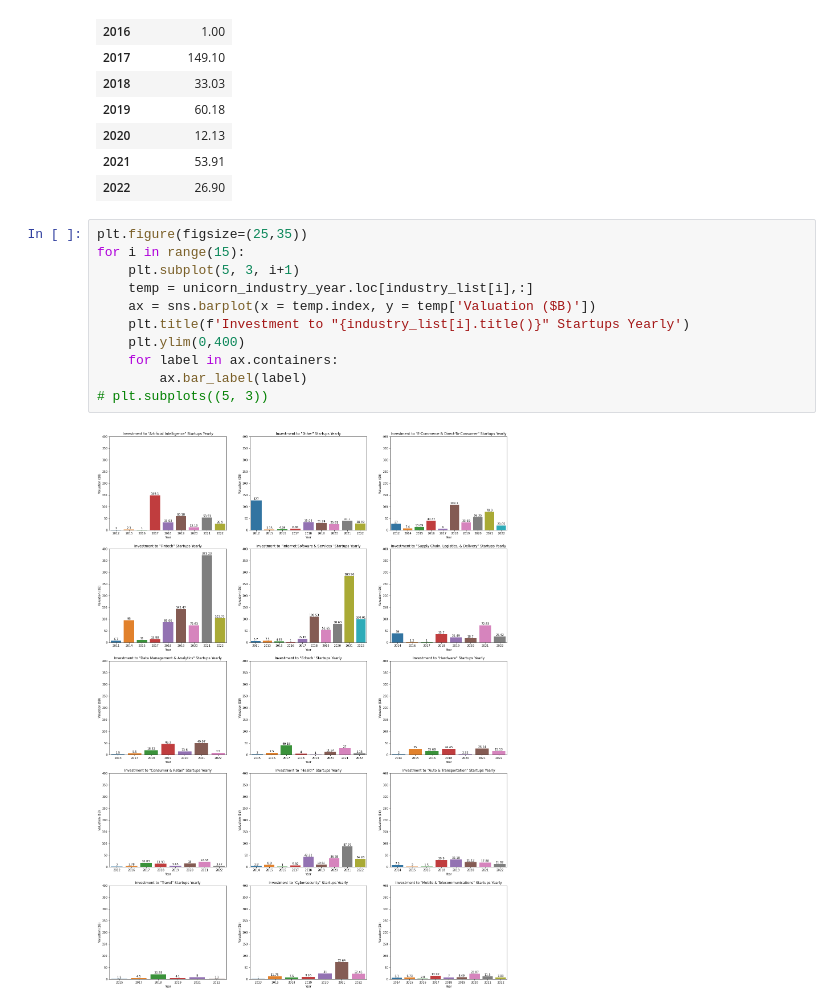
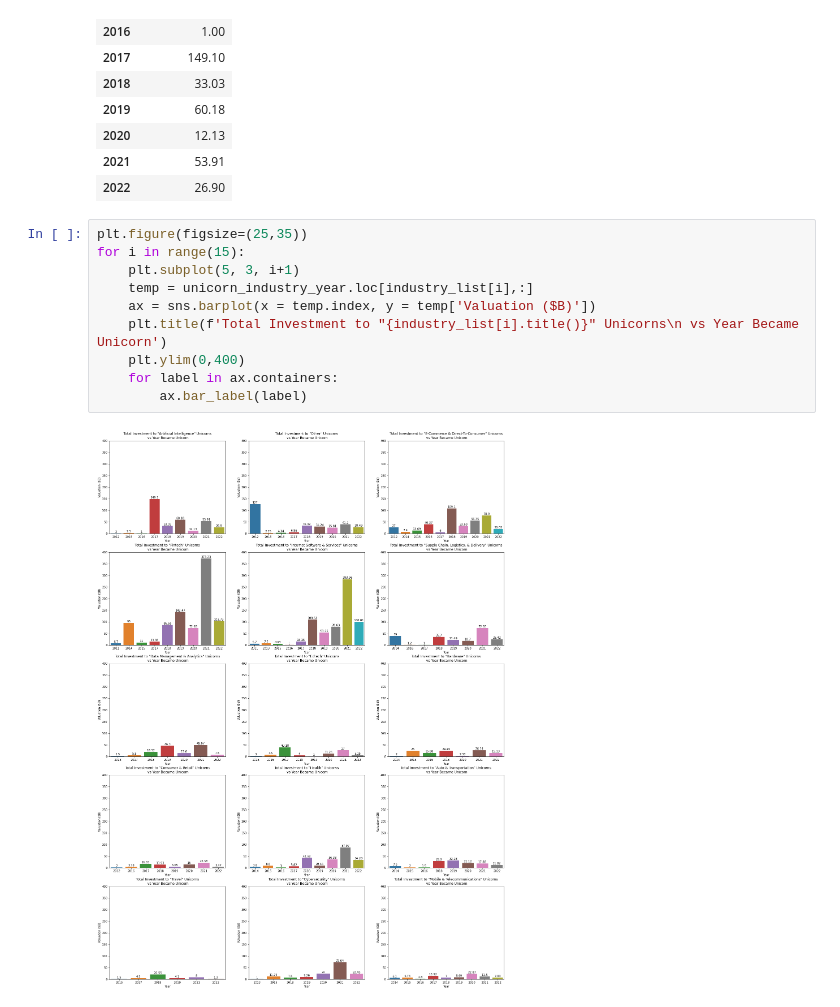
Before and after one commit to mstft/Entrepreneurship_Data_Analysis, a Jupyter notebook: Unicorns_Statistics.ipynb, the cells around one changed output. Saved outputs shown, nothing was run; the diff lists cells and outputs as text.

```diff
--- a/Unicorns_Statistics.ipynb
+++ b/Unicorns_Statistics.ipynb
@@ -361,13 +380,12 @@ unicorn_industry_year.loc['Artificial intelligence',:]
 # %%
 plt.figure(figsize=(25,35))
 for i in range(15):
     plt.subplot(5, 3, i+1)
     temp = unicorn_industry_year.loc[industry_list[i],:]
     ax = sns.barplot(x = temp.index, y = temp['Valuation ($B)'])
-    plt.title(f'Investment to "{industry_list[i].title()}" Startups Yearly')
+    plt.title(f'Total Investment to "{industry_list[i].title()}" Unicorns\n vs Year Became Unicorn')
     plt.ylim(0,400)
     for label in ax.containers:
         ax.bar_label(label)
-# plt.subplots((5, 3))
 # %% [output]
-[figure, old version]
+[figure, new version]
```
Also changed, not shown: parts of 10 cells of this notebook.
